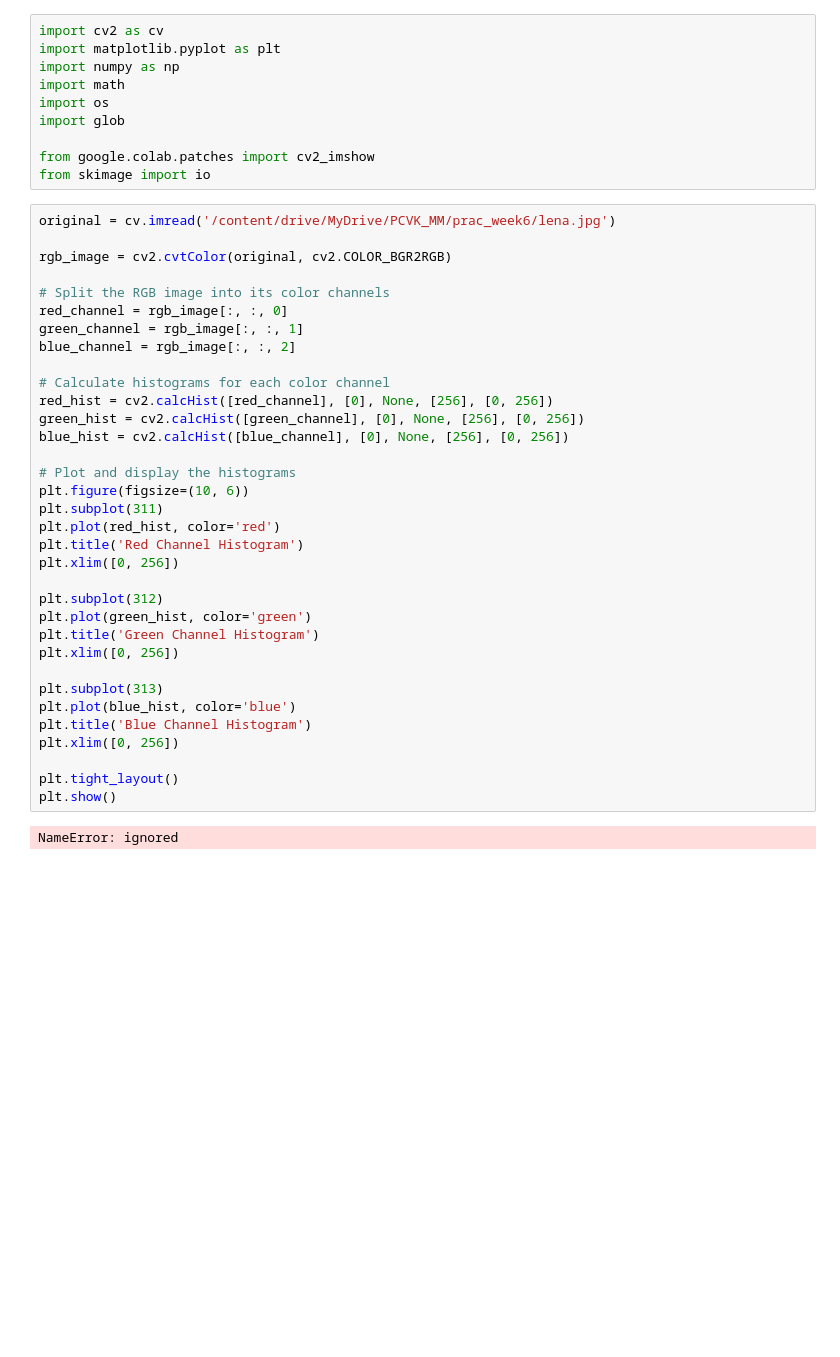
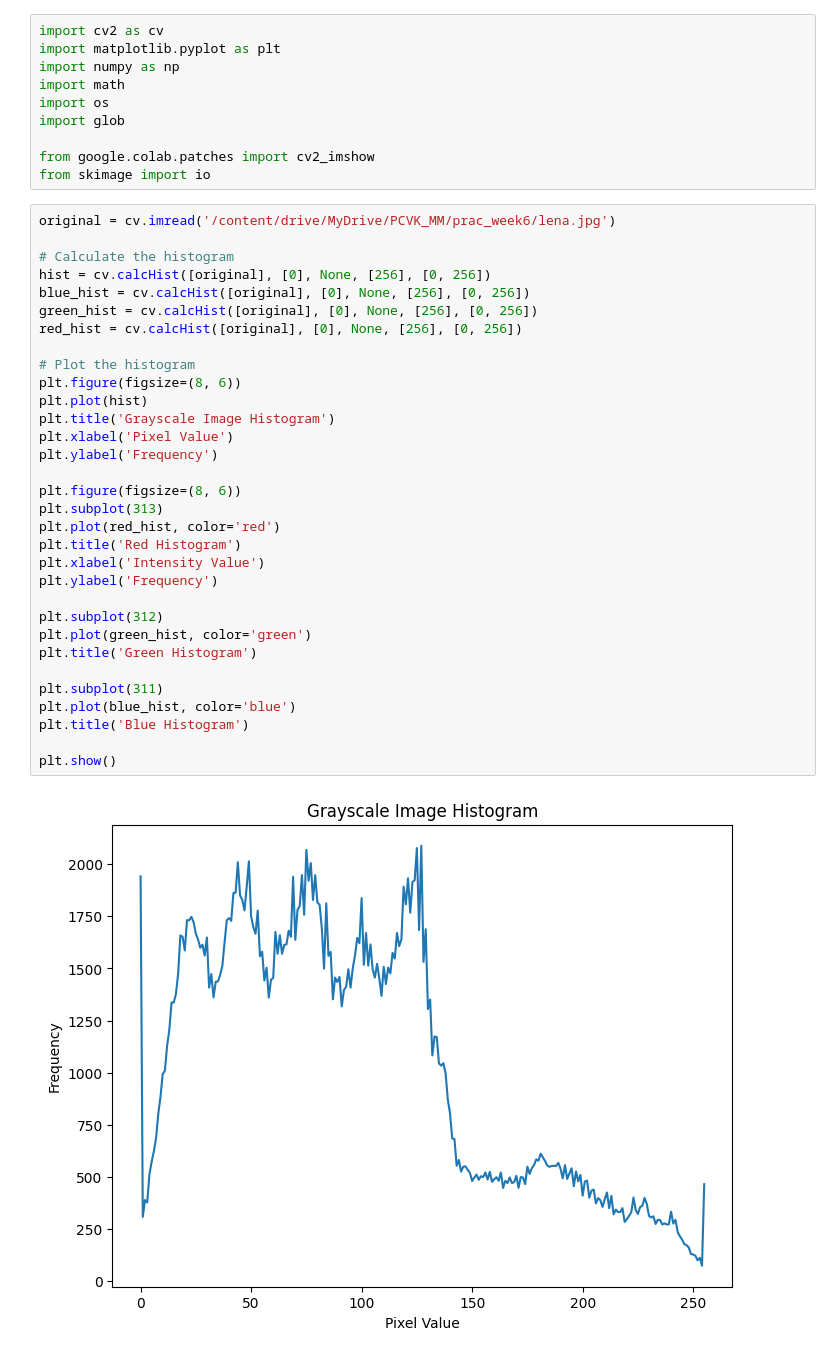
Before and after one commit to Raihandany/PCVK_Ganjil_2023, a Jupyter notebook: Week6_PCVK_2023.ipynb, the cells around one changed output. Cells and saved outputs as stored; diff of their text form; blank space fills up the shorter version.

```diff
--- a/Week6_PCVK_2023.ipynb
+++ b/Week6_PCVK_2023.ipynb
@@ -19,36 +19,34 @@ from skimage import io
 # %%
 original = cv.imread('/content/drive/MyDrive/PCVK_MM/prac_week6/lena.jpg')
 
-rgb_image = cv2.cvtColor(original, cv2.COLOR_BGR2RGB)
+# Calculate the histogram
+hist = cv.calcHist([original], [0], None, [256], [0, 256])
+blue_hist = cv.calcHist([original], [0], None, [256], [0, 256])
+green_hist = cv.calcHist([original], [0], None, [256], [0, 256])
+red_hist = cv.calcHist([original], [0], None, [256], [0, 256])
 
-# Split the RGB image into its color channels
-red_channel = rgb_image[:, :, 0]
-green_channel = rgb_image[:, :, 1]
-blue_channel = rgb_image[:, :, 2]
+# Plot the histogram
+plt.figure(figsize=(8, 6))
+plt.plot(hist)
+plt.title('Grayscale Image Histogram')
+plt.xlabel('Pixel Value')
+plt.ylabel('Frequency')
 
-# Calculate histograms for each color channel
-red_hist = cv2.calcHist([red_channel], [0], None, [256], [0, 256])
-green_hist = cv2.calcHist([green_channel], [0], None, [256], [0, 256])
-blue_hist = cv2.calcHist([blue_channel], [0], None, [256], [0, 256])
-
-# Plot and display the histograms
-plt.figure(figsize=(10, 6))
-plt.subplot(311)
+plt.figure(figsize=(8, 6))
+plt.subplot(313)
 plt.plot(red_hist, color='red')
-plt.title('Red Channel Histogram')
-plt.xlim([0, 256])
+plt.title('Red Histogram')
+plt.xlabel('Intensity Value')
+plt.ylabel('Frequency')
 
 plt.subplot(312)
 plt.plot(green_hist, color='green')
-plt.title('Green Channel Histogram')
-plt.xlim([0, 256])
+plt.title('Green Histogram')
 
-plt.subplot(313)
+plt.subplot(311)
 plt.plot(blue_hist, color='blue')
-plt.title('Blue Channel Histogram')
-plt.xlim([0, 256])
+plt.title('Blue Histogram')
 
-plt.tight_layout()
 plt.show()
 # %% [output]
-NameError: ignored
+[figure, added]
```
Also changed, not shown: parts of 7 cells of this notebook.
